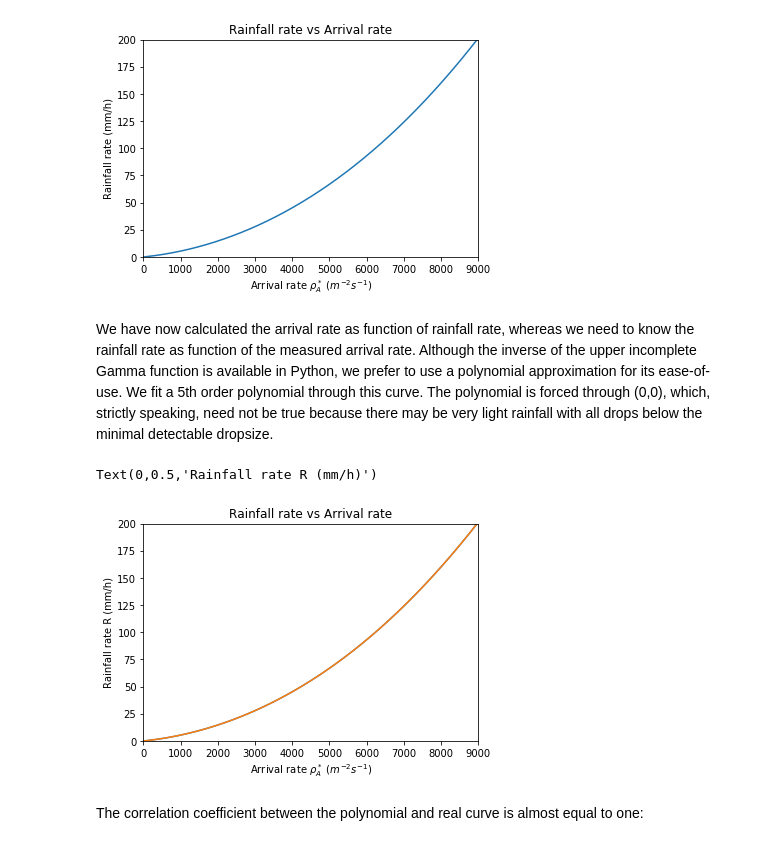
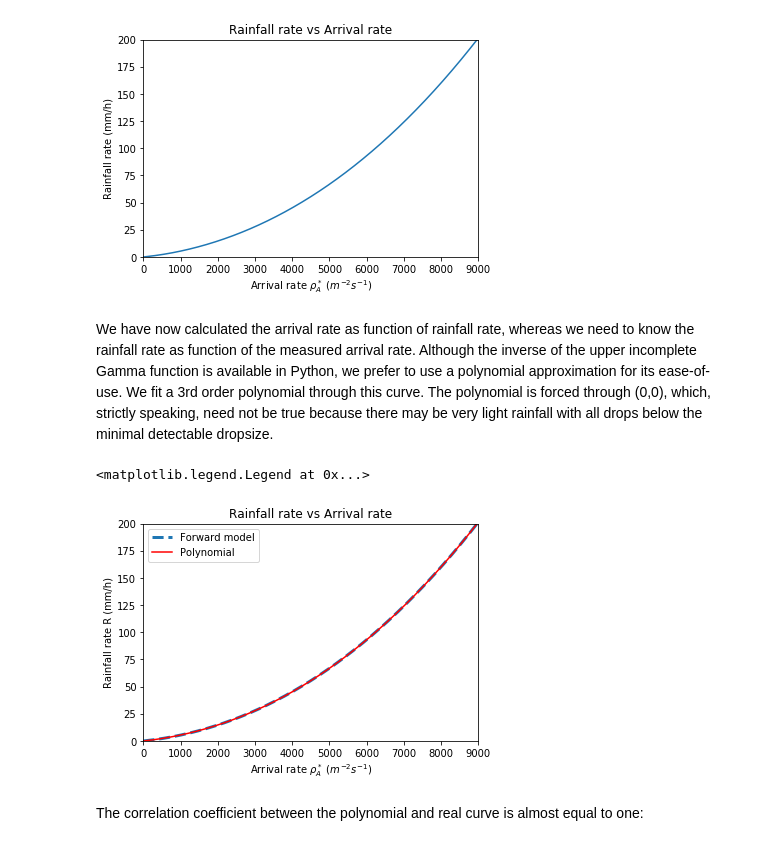
Before and after one commit to nvandegiesen/Intervalometer, a Jupyter notebook: AnalysisDropcounter.ipynb, the cells around one changed output. Cells and saved outputs as stored; diff of their text form; code cells hidden in the pictures.

```diff
--- a/AnalysisDropcounter.ipynb
+++ b/AnalysisDropcounter.ipynb
@@ -105,25 +111,26 @@ plt.ylabel('Rainfall rate (mm/h)')
 Text(0,0.5,'Rainfall rate (mm/h)')
 [figure]
 # %% [markdown]
-We have now calculated the arrival rate as function of rainfall rate,  whereas we need to know the rainfall rate as function of the measured arrival rate. Although the inverse of the upper incomplete Gamma function is available in Python, we prefer to use a polynomial approximation for its ease-of-use. We fit a 5th order polynomial through this curve. The polynomial is forced through (0,0), which, strictly speaking, need not be true because there may be very light rainfall with all drops below the minimal detectable dropsize.
+We have now calculated the arrival rate as function of rainfall rate,  whereas we need to know the rainfall rate as function of the measured arrival rate. Although the inverse of the upper incomplete Gamma function is available in Python, we prefer to use a polynomial approximation for its ease-of-use. We fit a 3rd order polynomial through this curve. The polynomial is forced through (0,0), which, strictly speaking, need not be true because there may be very light rainfall with all drops below the minimal detectable dropsize.
 # %%
 weight=np.zeros(nr)+1  #Equal weights to all points
 weight[0]=10000        #Huge weight to (0,0)
 
-fit=np.polyfit(fw[0:nr,0],fw[0:nr,1],5,w=weight)   #Fit 5th order polynomial
+fit=np.polyfit(fw[0:nr,0],fw[0:nr,1],3,w=weight)   #Fit 3rd order polynomial
 
 y = np.polyval(fit,fw[0:nr,0])     #Calculate values of polynomial for given arrival rates
 
 #Plot results
-plt.plot(fw[0:nr,0],fw[0:nr,1])
-plt.plot(fw[0:nr,0],y)
+plt.plot(fw[0:nr,0],fw[0:nr,1], label='Forward model', linewidth=3, linestyle='--')
+plt.plot(fw[0:nr,0],y, label='Polynomial', color='red')
 plt.axis([0,9000,0,200])
 plt.title(r'Rainfall rate vs Arrival rate')
 plt.xlabel(r'Arrival rate $\rho_A^*\ (m^{-2}s^{-1}$)')
 plt.ylabel('Rainfall rate R (mm/h)')
+plt.legend()
 # %% [output]
-Text(0,0.5,'Rainfall rate R (mm/h)')
+<matplotlib.legend.Legend at 0x...>
-[figure, old version]
+[figure, new version]
 # %% [markdown]
 The correlation coefficient between the polynomial and real curve is almost equal to one:
 # %%
```
Also changed, not shown: parts of 7 cells of this notebook.
